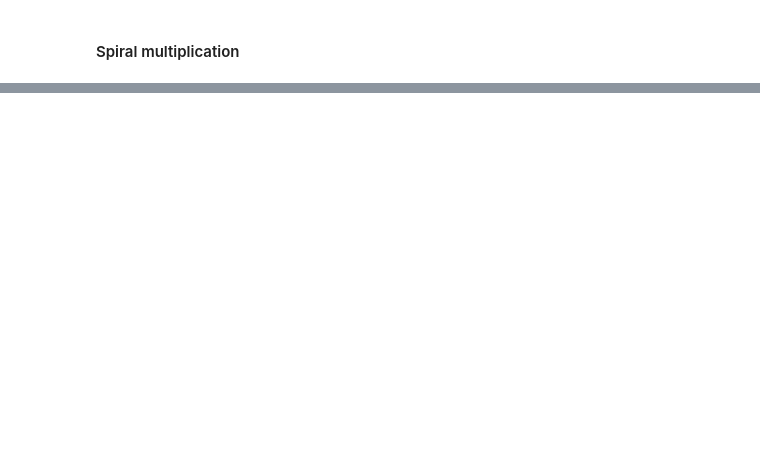
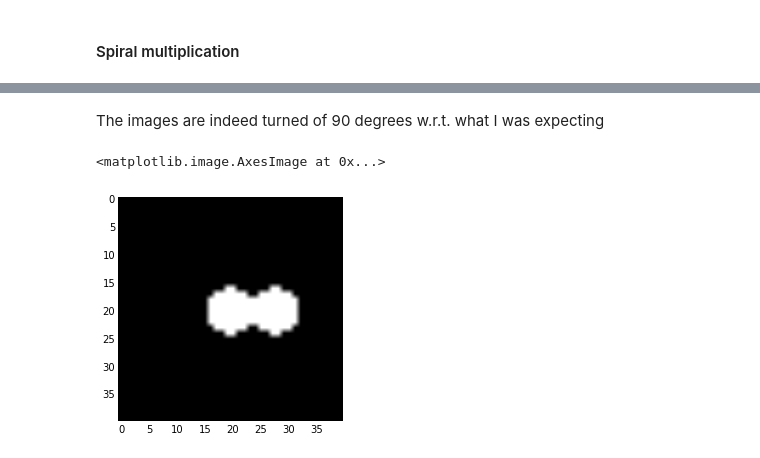
Before and after one commit to disabledalpha/iPython-Notebooks, a Jupyter notebook: Hexagonal Grid.ipynb, the cells around one changed output, grey strips where cells are left out. Saved outputs shown, nothing was run; the diff lists cells and outputs as text; code cells hidden in the pictures; blank space fills up the shorter version.

Commit message:
Finished implementing spiral multiplication and added some speed tests

```diff
--- a/Hexagonal Grid.ipynb
+++ b/Hexagonal Grid.ipynb
@@ -214,8 +209,23 @@ hyperpel_sa = hyperpel - np.array([1,1])
+# %%
+# They use a different hyperpel!
+
+# The centered hyperpel
+hyperpel = np.array([\
+                [-1,4],[0,4],[1,4],[2,4],[3,4],\
+                [-2,3],[-1,3], [0,3], [1,3], [2,3], [3,3], [4,3],\
+                [-2,2],[-1,2], [0,2], [1,2], [2,2], [3,2], [4,2],\
+                [-3,1],[-2,1],[-1,1], [0,1], [1,1], [2,1], [3,1], [4,1],[5,1],\
+                [-3,0],[-2,0],[-1,0], [0,0], [1,0], [2,0], [3,0], [4,0],[5,0],\
+                [-2,-1],[-1,-1], [0,-1], [1,-1], [2,-1], [3,-1], [4,-1],\
+                [-2,-2],[-1,-2], [0,-2], [1,-2], [2,-2], [3,-2], [4,-2],\
+                [-1,-3], [0,-3], [1,-3], [2,-3], [3,-3]])
+
+hyperpel_sa = hyperpel - np.array([1,1])
 # %%
 # Here, given a spiral address, we return the corresponding hexagon
 # in the form row/column
 
-def hex2sa(spiral_address):
+def sa2hex(spiral_address):
     # Split the number in basic unit and call the auxiliary function
     # Here we reverse the order, so that the index corresponds to the
     # decimal position
@@ -228,12 +238,12 @@ def hex2sa(spiral_address):
             print("Invalid spiral address!")
             return
         elif digits[i]!= '0':
-            hex_address += hex2sa_aux(int(digits[i]),i)
+            hex_address += sa2hex_aux(int(digits[i]),i)
     return hex_address
 
 # This computes the row/column positions of the base cases,
 # that is, in the form a*10^(zeros).
-def hex2sa_aux(a, zeros):
+def sa2hex_aux(a, zeros):
     # Base cases
     if zeros == 0:
         if a == 0:
@@ -251,5 +261,5 @@ def hex2sa_aux(a, zeros):
         elif a == 6:
             return np.array([7,4])
 
-    return hex2sa_aux(a,zeros-1)+ 2*hex2sa_aux(a%6 +1,zeros-1)
+    return sa2hex_aux(a,zeros-1)+ 2*sa2hex_aux(a%6 +1,zeros-1)
 # %%
@@ -261,6 +274,16 @@ def sa_value(oversampled_image,spiral_address):
         val += oversampled_image[hp[i,0],hp[i,1]]
 
     return val/56
+# %%
+# Assigns the given value to the hyperpel corresponding to the given
+# spiral coordinate
+
+def sa_put_value(spiral_address, value, oversampled_image):
+    hp = hyperpel_sa + sa2hex(spiral_address)
+    for i in range(56):
+        oversampled_image[hp[i,0],hp[i,1]] = value
+
+    return oversampled_image
 # %% [markdown]
 #### Spiral addition
 # %%
@@ -364,0 +414,11 @@ spiral_mult(15,10,100)
+# %% [markdown]
+The images are indeed turned of 90 degrees w.r.t. what I was expecting
+# %%
+ciao = np.ones((40,40))
+ciao = sa_put_value(0,0,ciao)
+ciao = sa_put_value(1,0,ciao)
+ciao = sa_put_value(2,0,ciao)
+plt.imshow(np.fft.fftshift(ciao),cmap=cm.binary)
+# %% [output]
+<matplotlib.image.AxesImage at 0x...>
+[figure, added]
```
Also changed, not shown: parts of 19 cells of this notebook.
